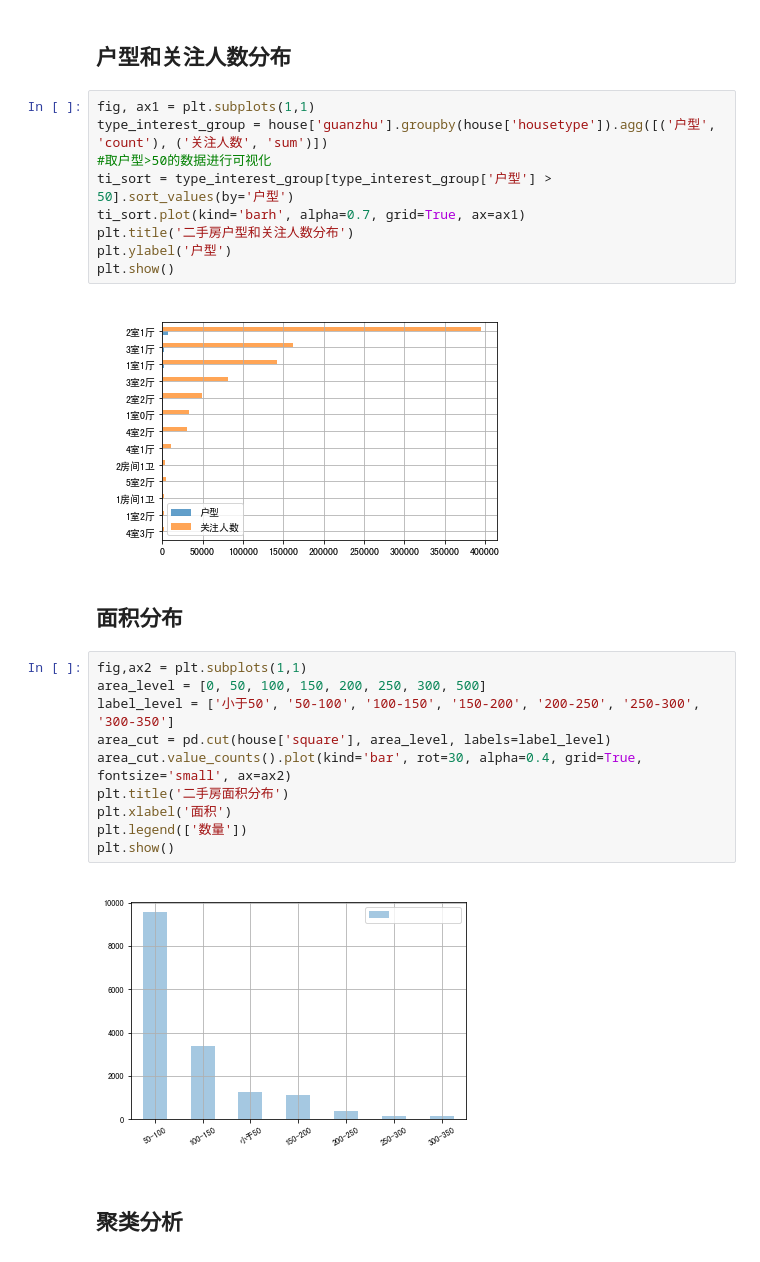
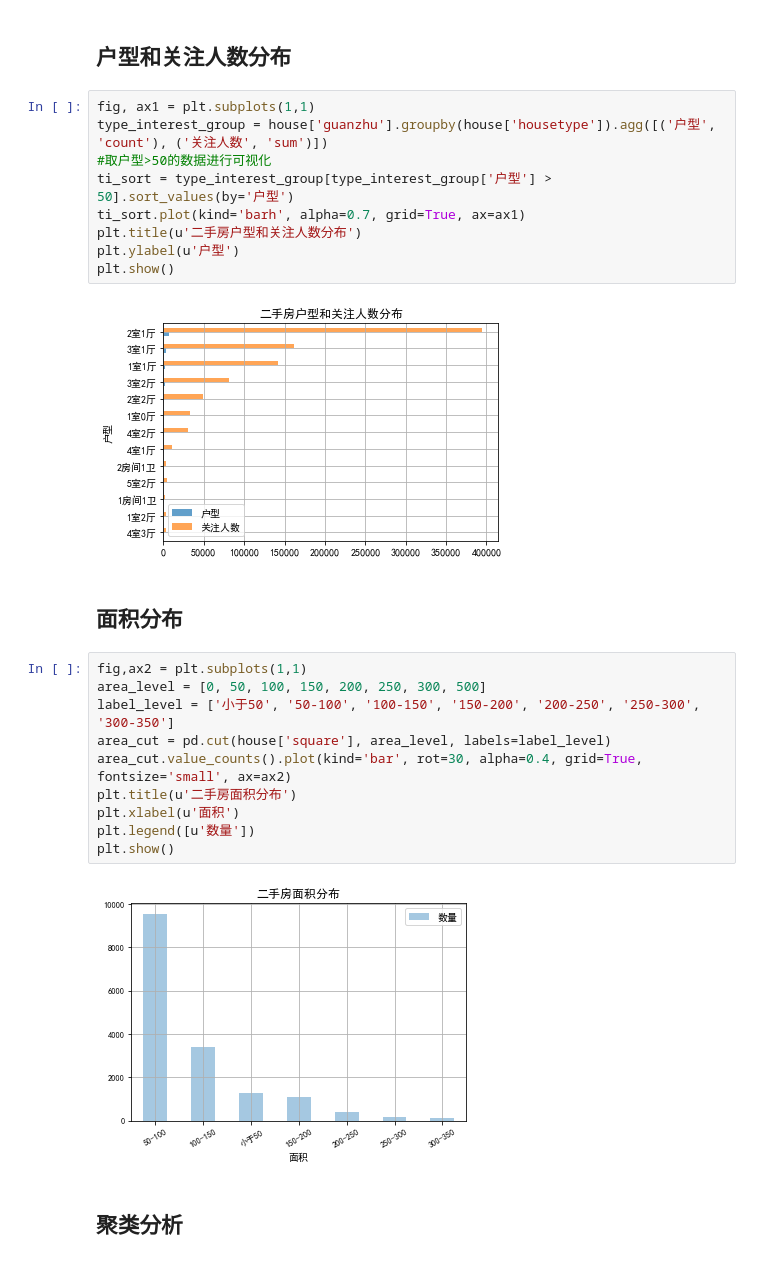
Before and after one commit to Kyofin/Data-Analysis, a Jupyter notebook: 链家jupty数据分析/lianjia.ipynb, the cells around one changed output. Drawn from its saved outputs; the diff is of its cells as text.

```diff
--- a/链家jupty数据分析/lianjia.ipynb
+++ b/链家jupty数据分析/lianjia.ipynb
@@ -111,14 +111,14 @@ house.sort_values('guanzhu',ascending=False).head(5)
 # %%
 fig, ax1 = plt.subplots(1,1)
 type_interest_group = house['guanzhu'].groupby(house['housetype']).agg([('户型', 'count'), ('关注人数', 'sum')])
 #取户型>50的数据进行可视化
 ti_sort = type_interest_group[type_interest_group['户型'] > 50].sort_values(by='户型')
 ti_sort.plot(kind='barh', alpha=0.7, grid=True, ax=ax1)
-plt.title('二手房户型和关注人数分布')
-plt.ylabel('户型')
+plt.title(u'二手房户型和关注人数分布')
+plt.ylabel(u'户型')
 plt.show()
 # %% [output]
-[figure, old version]
+[figure, new version]
 # %% [markdown]
 ## 面积分布
 # %%
@@ -127,12 +127,12 @@ area_level = [0, 50, 100, 150, 200, 250, 300, 500]
 label_level = ['小于50', '50-100', '100-150', '150-200', '200-250', '250-300', '300-350']
 area_cut = pd.cut(house['square'], area_level, labels=label_level)
 area_cut.value_counts().plot(kind='bar', rot=30, alpha=0.4, grid=True, fontsize='small', ax=ax2)
-plt.title('二手房面积分布')
-plt.xlabel('面积')
-plt.legend(['数量'])
+plt.title(u'二手房面积分布')
+plt.xlabel(u'面积')
+plt.legend([u'数量'])
 plt.show()
 # %% [output]
-[figure, old version]
+[figure, new version]
 # %% [markdown]
 ## 聚类分析
 # %%
```
Also changed, not shown: parts of 8 cells of this notebook, 1 other file.
